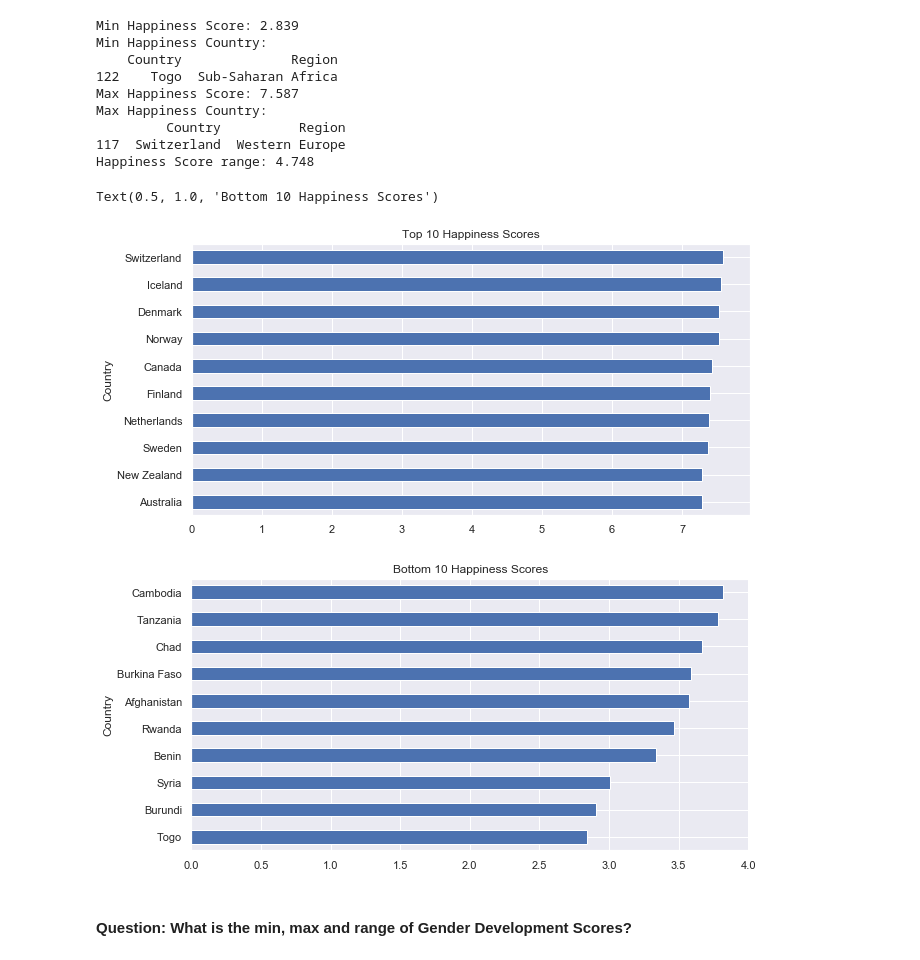
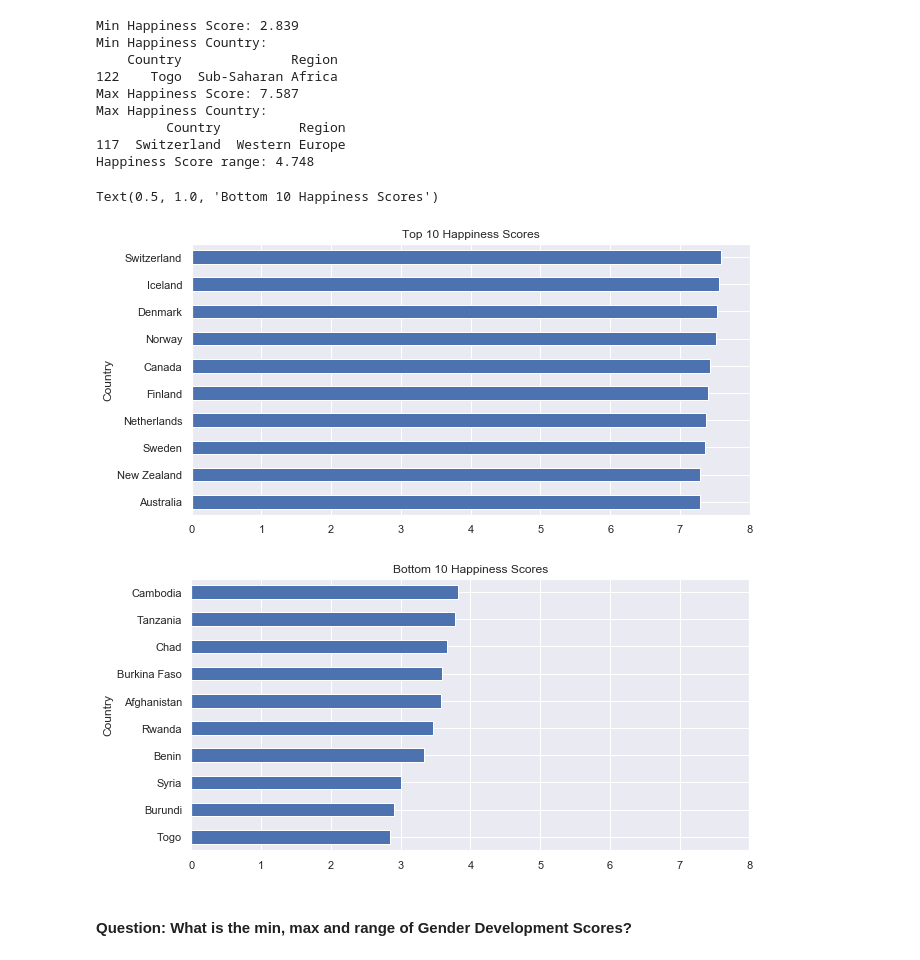
Before and after one commit to nina-driver/Springboard-Capstone-Project-1, a Jupyter notebook: Data Storytelling - World Happiness, Gender Development & Inequality.ipynb, the cells around one changed output. Drawn from its saved outputs; the diff is of its cells as text; code cells hidden in the pictures.

```diff
--- a/Data Storytelling - World Happiness, Gender Development & Inequality.ipynb
+++ b/Data Storytelling - World Happiness, Gender Development & Inequality.ipynb
@@ -30,17 +32,17 @@ Max Happiness Country:
 117  Switzerland  Western Europe
 Happiness Score range: 4.748
 # %%
-ax = wh_gdgi[['Country','Happiness Score']].sort_values('Happiness Score').tail(10).plot(kind='barh',x='Country',y='Happiness Score', figsize=(10,5))
+ax = wh_gdgi[['Country','Happiness Score']].sort_values('Happiness Score').tail(10).plot(kind='barh',x='Country',y='Happiness Score',xlim=(0,8), figsize=(10,5))
 ax.get_legend().remove()
 ax.set_title('Top 10 Happiness Scores')
 
-ax = wh_gdgi[['Country','Happiness Score']].sort_values('Happiness Score').head(10).plot(kind='barh',x='Country',y='Happiness Score', figsize=(10,5))
+ax = wh_gdgi[['Country','Happiness Score']].sort_values('Happiness Score').head(10).plot(kind='barh',x='Country',y='Happiness Score',xlim=(0,8), figsize=(10,5))
 ax.get_legend().remove()
 ax.set_title('Bottom 10 Happiness Scores')
 # %% [output]
 Text(0.5, 1.0, 'Bottom 10 Happiness Scores')
-[figure, old version]
+[figure, new version]
-[figure, old version]
+[figure, new version]
 # %% [markdown]
 #### Question: What is the min, max and range of Gender Development Scores?
 # %%
```
Also changed, not shown: parts of 3 cells of this notebook.
